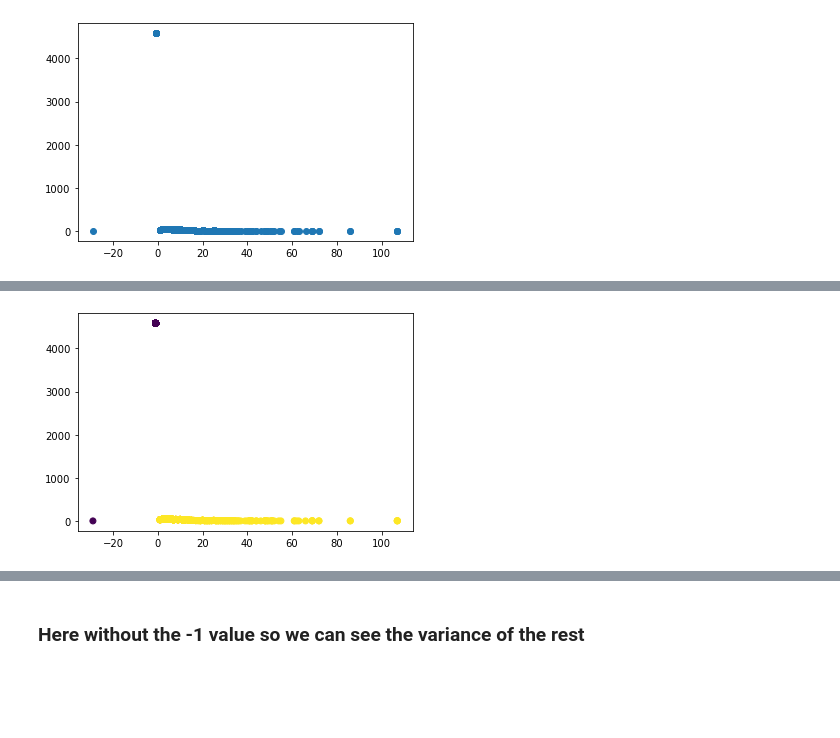
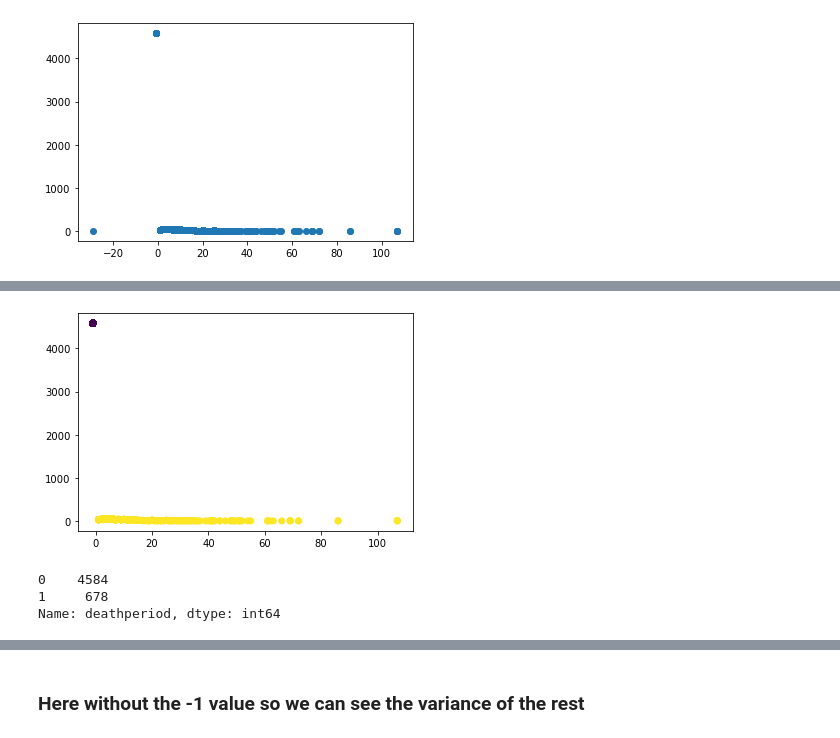
Before and after one commit to BenMarkFrost/LEN_Individual_Project, a Jupyter notebook: Static/staticCategorisation.ipynb, the cells around one changed output, grey strips where cells are left out. Drawn from its saved outputs; the diff is of its cells as text; code cells hidden in the pictures; blank space fills up the shorter version.

```diff
--- a/Static/staticCategorisation.ipynb
+++ b/Static/staticCategorisation.ipynb
@@ -347,4 +347,4 @@ plt.show()
 # %% [output]
 [figure]
 # %%
-targetCategorisedDF = targetDF['deathperiod'].apply(lambda x: 1 if x > -1 else 0)
+targetDF['deathperiod'] = targetDF['deathperiod'].apply(lambda x: x if x > -1 else -1)
@@ -396,0 +413,4 @@ Name: deathperiod, Length: 5262, dtype: int64
+# %%
+simpleNewTargetDF = targetDF['deathperiod'].apply(lambda x: 0 if x < 0 else 1)
+
+simpleNewTargetDF
@@ -397,5 +430,11 @@ Name: deathperiod, Length: 5262, dtype: int64
 # %%
-plt.scatter(targetDF['deathperiod'], targetDF['deathperiod'].map(targetDF['deathperiod'].value_counts()), c=targetCategorisedDF)
+plt.scatter(targetDF['deathperiod'], targetDF['deathperiod'].map(targetDF['deathperiod'].value_counts()), c=simpleNewTargetDF)
 plt.show()
 # %% [output]
-[figure, old version]
+[figure, new version]
+# %%
+simpleNewTargetDF.value_counts()
+# %% [output]
+0    4584
+1     678
+Name: deathperiod, dtype: int64
```
Also changed, not shown: parts of 26 cells of this notebook, 4 other files.
